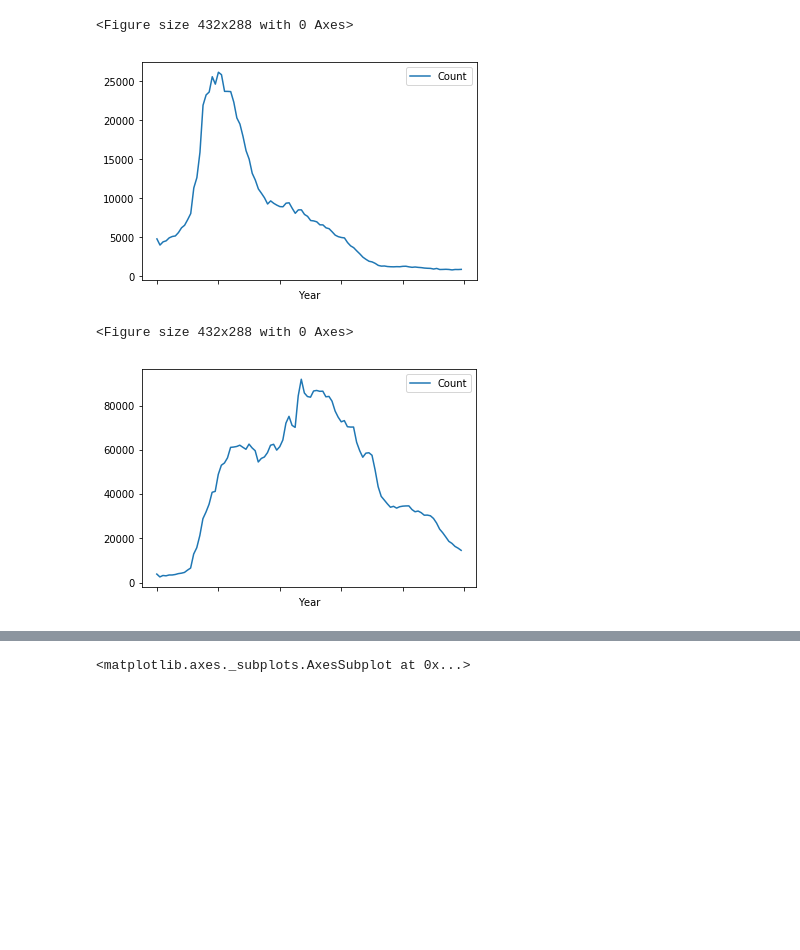
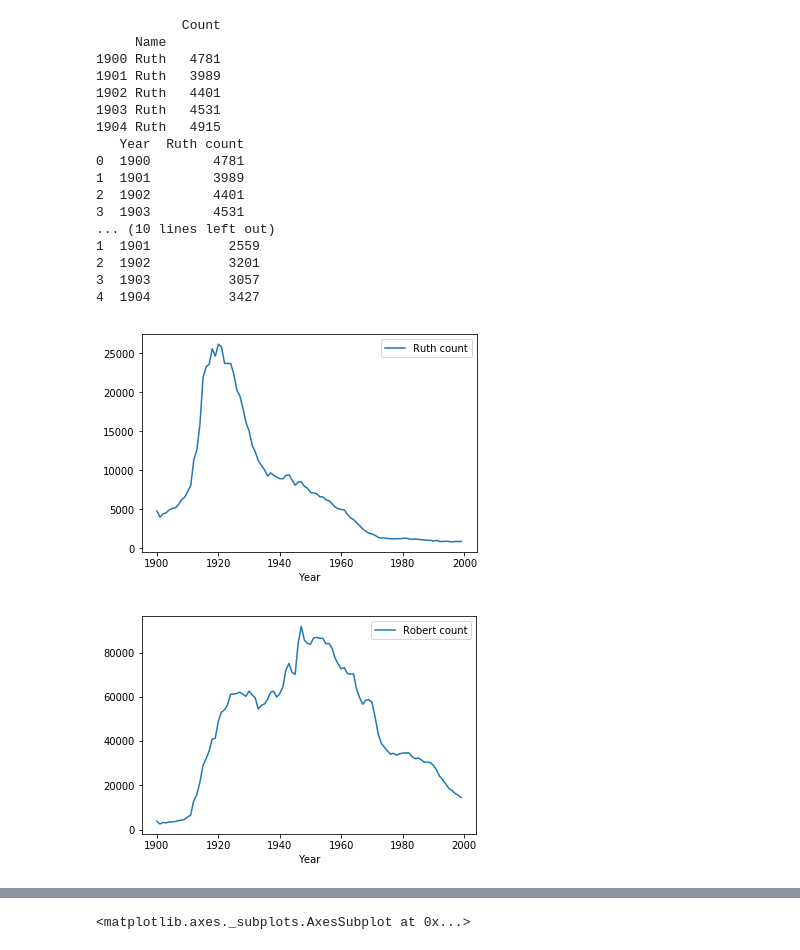
Before and after one commit to ggers/Homework_4.2_Panda_Visual_stuff, a Jupyter notebook: Homework 4.2 Panda Visual stuff.ipynb, the cells around one changed output, grey strips where cells are left out. Cells and saved outputs as stored; diff of their text form; code cells hidden in the pictures; blank space fills up the shorter version.

```diff
--- a/Homework 4.2 Panda Visual stuff.ipynb
+++ b/Homework 4.2 Panda Visual stuff.ipynb
@@ -1,36 +1,48 @@
 # %%
 #1 Построить график изменения количества имен Ruth и Robert с 1900 по 2000.
-#делаем через функцию
-def concat_names(target_years):
+#делаем через функцию, кот орая сама всё делает по заданным параметрам
+def concat_names(target_years, name):
     import pandas as pd
     import matplotlib.pyplot as plt
     DATA_PATH = "D:DataS\YOB"
-    names_dict_Ruth = {}
-    names_dict_Robert = {}
-#циклом пробегаем по нужным нам годам, загружаем данные, обрезаем только нужные нам два имени
+    names_dict = {}
+#циклом пробегаем по нужным нам годам, загружаем данные, обрезаем только нужнoе нам имя
     for target_year in range (target_years[0], target_years[1]):
         all_names = pd.read_csv(f"{DATA_PATH}\yob{target_year}.txt", names = ["Name", "Gender", "Count"])
-        names_Ruth = all_names[(all_names.Name == "Ruth")]
-        names_Robert = all_names[(all_names.Name == "Robert")]
-#        print(names_Ruth)
+        names = all_names[(all_names.Name == str(name))]
 #дополнительные телодвижения, чтобы учесть мужчин-Рут и женщин-Роберт
-        names_Ruth = names_Ruth.groupby("Name").sum()
-        names_Robert = names_Robert.groupby("Name").sum()
-#        print(names_Ruth)
+        names = names.groupby("Name").sum()
 #подгружаем данные в словарь по ключу "Год"
-        names_dict_Ruth[target_year] =  names_Ruth
-        names_dict_Robert[target_year] =  names_Robert
-#склеиваем данные и строим 2 графика)
-    names_Ruth = pd.concat(names_dict_Ruth)
-#    print(names_Ruth)
-    plt.figure(); names_Ruth.plot(); plt.legend(loc='best'); plt.xlabel('Year')
-    names_Robert = pd.concat(names_dict_Robert)
-#    print(names_Robert)
-    plt.figure(); names_Robert.plot(); plt.legend(loc='best'); plt.xlabel('Year')
+        names_dict[target_year] =  names
+#склеиваем данные)
+    names = pd.concat(names_dict)
+    print(names.head())
+#причесываем дата-фрейм
+    names = names.reset_index()
+    names = names.drop(names.columns[1], axis=1)
+    names = names.rename(columns={'level_0': 'Year', 'Count': '{} count'.format(name)})
+    print(names.head())
+    names.plot(x="Year")
     return
-concat_names([1900, 2000])
+concat_names([1900, 2000], "Ruth")
+concat_names([1900, 2000], "Robert")
 # %% [output]
-<Figure size 432x288 with 0 Axes>
+           Count
+     Name
+1900 Ruth   4781
+1901 Ruth   3989
+1902 Ruth   4401
+1903 Ruth   4531
+1904 Ruth   4915
+   Year  Ruth count
+0  1900        4781
+1  1901        3989
+2  1902        4401
+3  1903        4531
+... (10 lines left out)
+1  1901          2559
+2  1902          3201
+3  1903          3057
+4  1904          3427
-[figure, old version]
+[figure, new version]
-<Figure size 432x288 with 0 Axes>
-[figure, old version]
+[figure, new version]
```
Also changed, not shown: parts of 3 cells of this notebook.
